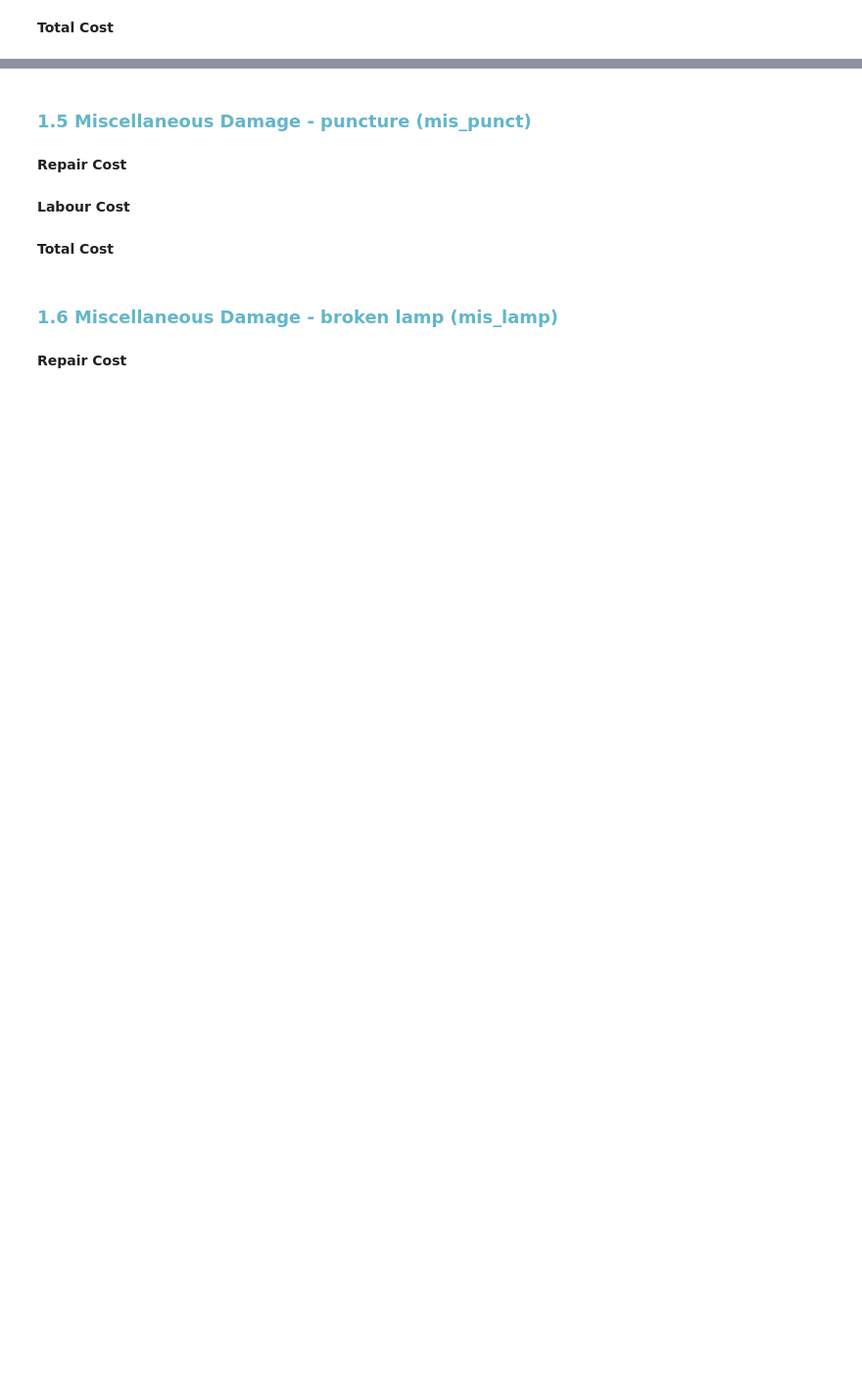
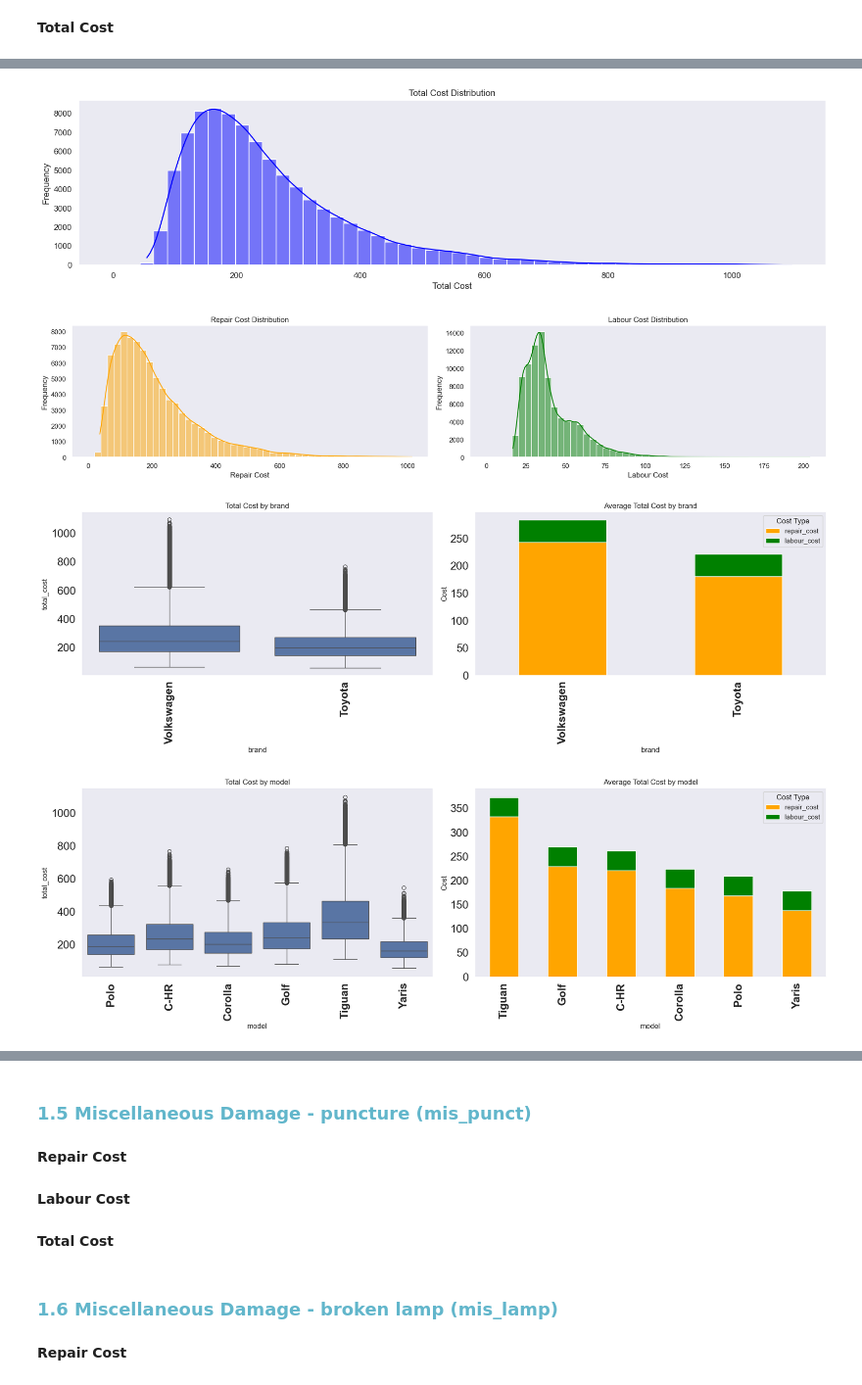
Before and after one commit to ACM40960/project-danielquesada89, a Jupyter notebook: 2_Claim_costs.ipynb, the cells around one changed output, grey strips where cells are left out. Shown at 98% size. Cells and saved outputs as stored; diff of their text form; code cells hidden in the pictures; blank space fills up the shorter version.

```diff
--- a/2_Claim_costs.ipynb
+++ b/2_Claim_costs.ipynb
@@ -213,0 +470,35 @@ def cost_analysis(df_combined, models,
+# %%
+def conc_total_cost(df_repair, df_labour):
+    """
+    Concatenate repair and labour DataFrames, rename and calculate cost columns,
+    drop unnecessary columns, and reorder variables.
+
+    Parameters:
+    df_repair (DataFrame): DataFrame containing repair costs and other details.
+    df_labour (DataFrame): DataFrame containing labour costs and other details.
+
+    Returns:
+    DataFrame: Concatenated DataFrame with calculated total costs and reordered columns.
+    """
+    # Select the relevant columns from df_labour
+    labour_columns = df_labour[["workshop_quality", "counties", "total_labour_costs"]]
+
+    # Concatenate the DataFrames
+    df_total = pd.concat([df_repair, labour_columns], axis=1)
+
+    # Rename the column 'cost' to 'total_repair_costs'
+    df_total = df_total.rename(columns={"cost": "repair_cost",
+                                        "total_labour_costs": "labour_cost"})
+
+    # Create the 'total_costs' column
+    df_total["total_cost"] = df_total["repair_cost"].round(2) + df_total["labour_cost"].round(2)
+
+    # Drop the 'veh_age' column
+    df_total = df_total.drop(columns=["veh_age"])
+
+    # Reorder variables
+    desired_order = ["brand", "model", "veh_age_range", "workshop_quality", "counties", "damage_type", "repair_cost", "labour_cost", "total_cost"]
+    df_total = df_total[desired_order]
+    df_total[["repair_cost", "labour_cost"]] = df_total[["repair_cost", "labour_cost"]].round(2)
+
+    return df_total
@@ -428,2 +806,5 @@ df_labour_glass_crack = simulate_labour(n=5000,lmbda=2)
 # %% [markdown]
 **Total Cost**
+# %%
+df_total_glass_crack = conc_total_cost(df_repair_glass_crack, df_labour_glass_crack)
+print(df_total_glass_crack.head())
@@ -429,0 +825,7 @@ df_labour_glass_crack = simulate_labour(n=5000,lmbda=2)
+# %%
+analysis_total_cost(df_total_glass_crack)
+# %% [output]
+[figure, added]
+[figure, added]
+[figure, added]
+[figure, added]
```
Also changed, not shown: parts of 24 cells of this notebook.
